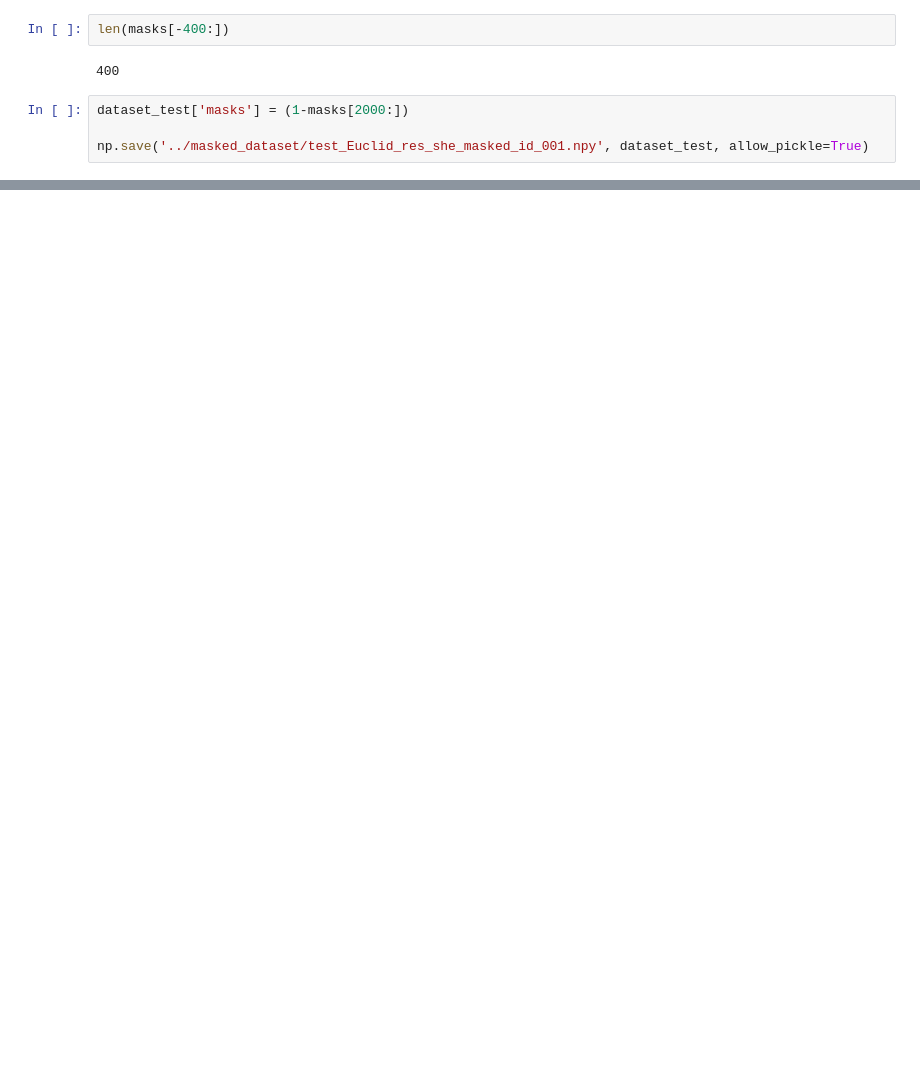
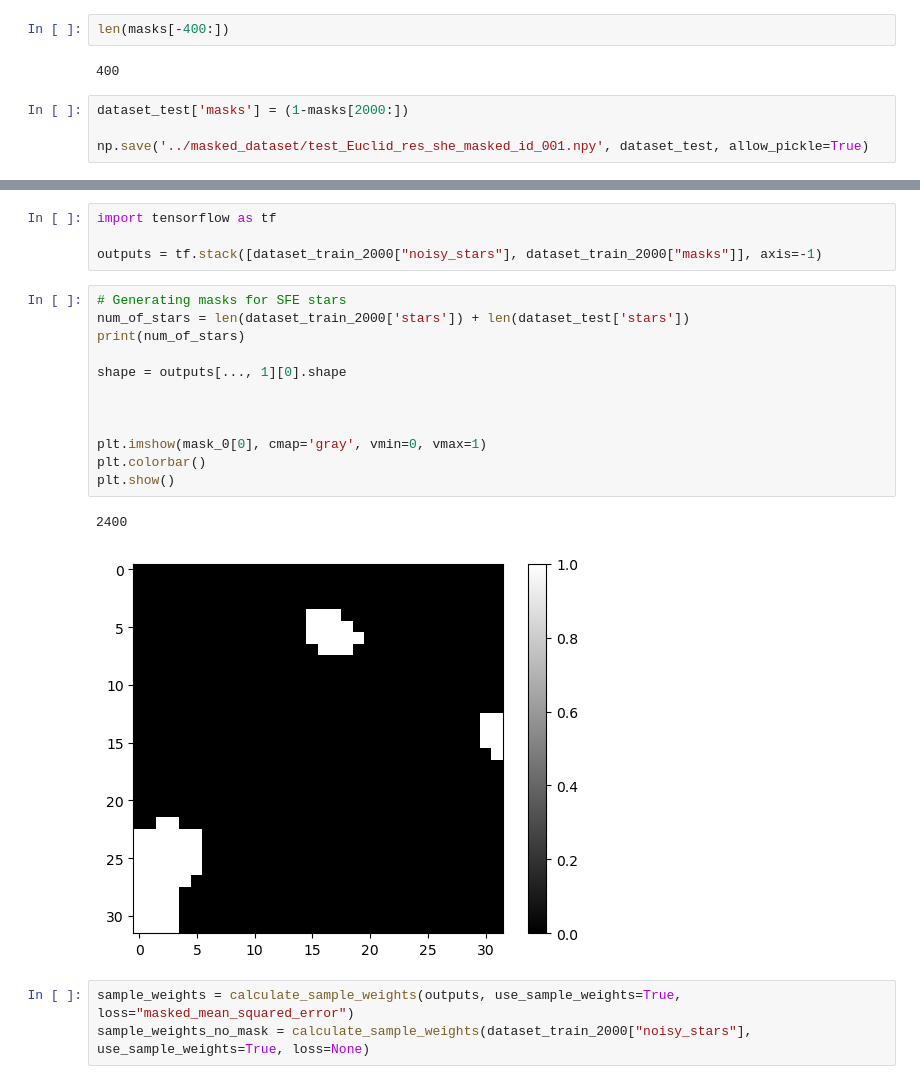
Before and after one commit to CosmoStat/wf-psf, a Jupyter notebook: data/masked_dataset/gen_masked_dataset.ipynb, the cells around one changed output, grey strips where cells are left out. Saved outputs shown, nothing was run; the diff lists cells and outputs as text; blank space fills up the shorter version.

```diff
--- a/data/masked_dataset/gen_masked_dataset.ipynb
+++ b/data/masked_dataset/gen_masked_dataset.ipynb
@@ -106,0 +123,22 @@ plt.show()
+# %%
+import tensorflow as tf
+
+outputs = tf.stack([dataset_train_2000["noisy_stars"], dataset_train_2000["masks"]], axis=-1)
+# %%
+# Generating masks for SFE stars
+num_of_stars = len(dataset_train_2000['stars']) + len(dataset_test['stars'])
+print(num_of_stars)
+
+shape = outputs[..., 1][0].shape
+
+
+
+plt.imshow(mask_0[0], cmap='gray', vmin=0, vmax=1)
+plt.colorbar()
+plt.show()
+# %% [output]
+2400
+[figure, added]
+# %%
+sample_weights = calculate_sample_weights(outputs, use_sample_weights=True, loss="masked_mean_squared_error")
+sample_weights_no_mask = calculate_sample_weights(dataset_train_2000["noisy_stars"], use_sample_weights=True, loss=None)
```
Also changed, not shown: parts of 16 cells of this notebook, 1 other file.
